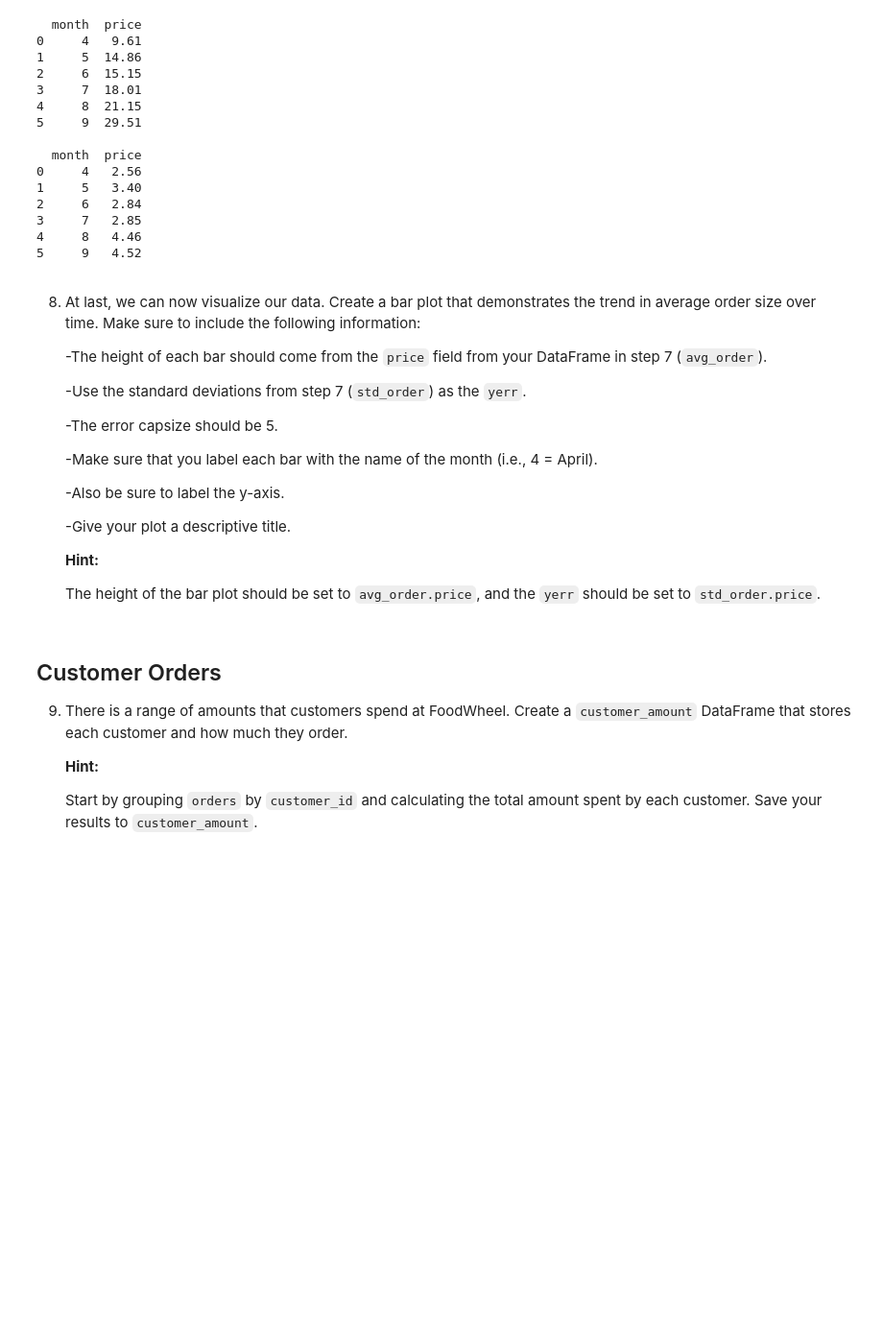
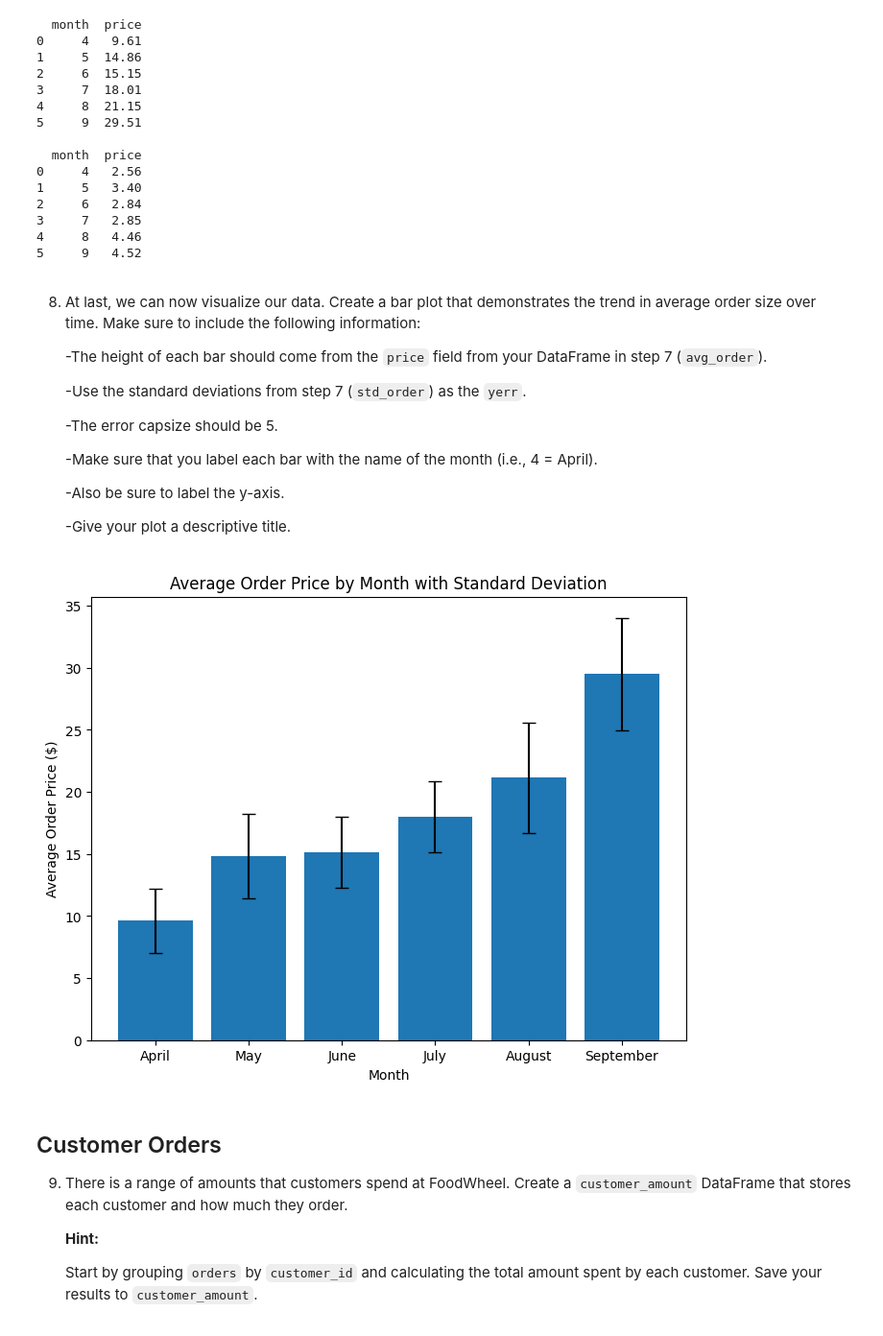
Before and after one commit to 7086600/foodwheel_project, a Jupyter notebook: foodwheel_project.ipynb, the cells around one changed output. Shown at 96% size. Cells and saved outputs as stored; diff of their text form; code cells hidden in the pictures; blank space fills up the shorter version.

Commit message:
visualize Average Order Price by Month with Standard Deviation

```diff
--- a/foodwheel_project.ipynb
+++ b/foodwheel_project.ipynb
@@ -118,10 +117,18 @@ print(std_order)
      -Also be sure to label the y-axis.
 
      -Give your plot a descriptive title.
-
-     **Hint:**
-
-   The height of the bar plot should be set to `avg_order.price`, and the `yerr` should be set to `std_order.price`.
+# %%
+months = ['April', 'May', 'June', 'July', 'August', 'September']
+
+plt.figure(figsize=(8,6))
+plt.bar(avg_order['month'], avg_order['price'], yerr=std_order['price'], capsize=5)
+plt.xlabel('Month')
+plt.xticks(avg_order['month'], months)
+plt.ylabel('Average Order Price ($)')
+plt.title('Average Order Price by Month with Standard Deviation')
+plt.show()
+# %% [output]
+[figure, added]
 # %% [markdown]
 ## Customer Orders
 
```
Also changed, not shown: parts of 1 cell of this notebook.
